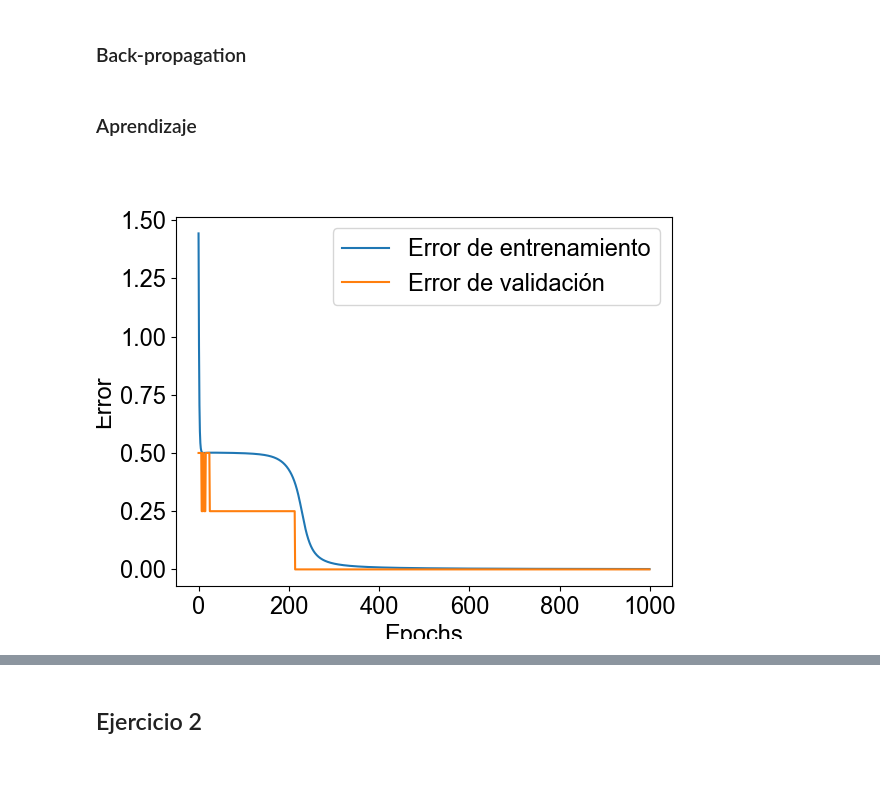
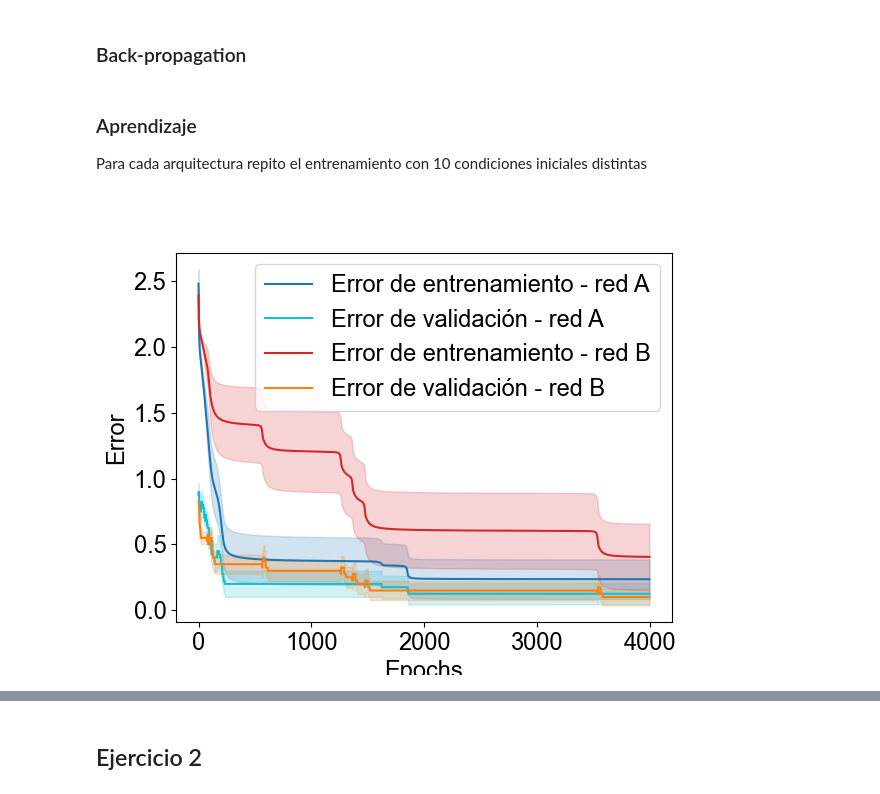
Before and after one commit to Lupama2/RedesNeuronales, a Jupyter notebook: Practicas/practica_4/practica_4_ej_1_y_2.ipynb, the cells around one changed output, grey strips where cells are left out. Saved outputs shown, nothing was run; the diff lists cells and outputs as text; code cells hidden in the pictures.

```diff
--- a/Practicas/practica_4/practica_4_ej_1_y_2.ipynb
+++ b/Practicas/practica_4/practica_4_ej_1_y_2.ipynb
@@ -98,14 +97,6 @@ def g_prima(h_vec):
     return 1 - g(h_vec)**2
 # %% [markdown]
 ### Def redes
-# %%
-np.random.seed(1)
-w_ini_max = 1
-
-red_A = {"name": "A", "input":2, "hidden":2, "output":1, "pesos":[np.random.rand(3,2)*w_ini_max, np.random.rand(3,1)*w_ini_max]}
-red_B = {"name": "B" , "input":2, "hidden":2, "output":1, "pesos":[np.random.rand(3,3)*w_ini_max, np.random.rand(4,1)*w_ini_max]}
-
-#Para modelar la neurona B, agrego en la capa oculta 2 neuronas que van a ser una copia directa de las neuronas previas correspondientes. Esto tengo que modificarlo a mano luego
 # %% [markdown]
 ### Back-propagation
 # %%
@@ -165,25 +156,7 @@ def aprendizaje(x_data, y_data, red, eta, epochs = 1):
 
 
     return red, e_loss_vec, validacion_vec
-# %% [markdown]
-### Aprendizaje
-# %%
-#Entreno red A
-eta = 0.1
-model_A = aprendizaje(x_data, y_data, red_A, eta, epochs = 1000)
-
-#Entreno red B
-eta = 0.1
-model_B = aprendizaje(x_data, y_data, red_B, eta, epochs = 1000)
-# %%
-#Grafico
-
-fig, ax = plt.subplots()
-ax.plot(model_A[1], label = "Error de entrenamiento")
-ax.plot(model_A[2], label = "Error de validación")
-ax.set_xlabel("Epochs")
-ax.set_ylabel("Error")
-ax.legend()
-plt.show()
-# %% [output]
-[figure, removed]
+# %% [markdown]
+### Aprendizaje
+
+Para cada arquitectura repito el entrenamiento con 10 condiciones iniciales distintas
@@ -189,0 +206,20 @@ plt.show()
+# %%
+#Grafico
+
+fig, ax = plt.subplots()
+#Red A:
+ax.plot(A_e_loss_mean, label = "Error de entrenamiento - red A", color = "tab:blue")
+ax.fill_between(np.arange(N_epochs), A_e_loss_mean - A_e_loss_std, A_e_loss_mean + A_e_loss_std, alpha = 0.2, color = "tab:blue")
+ax.plot(A_validation_mean, label = "Error de validación - red A", color = "tab:cyan")
+ax.fill_between(np.arange(N_epochs), A_validation_mean - A_validation_std, A_validation_mean + A_validation_std, alpha = 0.2, color = "tab:cyan")
+#Red B:
+ax.plot(B_e_loss_mean, label = "Error de entrenamiento - red B", color = "tab:red")
+ax.fill_between(np.arange(N_epochs), B_e_loss_mean - B_e_loss_std, B_e_loss_mean + B_e_loss_std, alpha = 0.2, color = "tab:red")
+ax.plot(B_validation_mean, label = "Error de validación - red B", color = "tab:orange")
+ax.fill_between(np.arange(N_epochs), B_validation_mean - B_validation_std, B_validation_mean + B_validation_std, alpha = 0.2, color = "tab:orange")
+ax.set_xlabel("Epochs")
+ax.set_ylabel("Error")
+ax.legend()
+plt.show()
+# %% [output]
+[figure, added]
```
Also changed, not shown: parts of 5 cells of this notebook.
